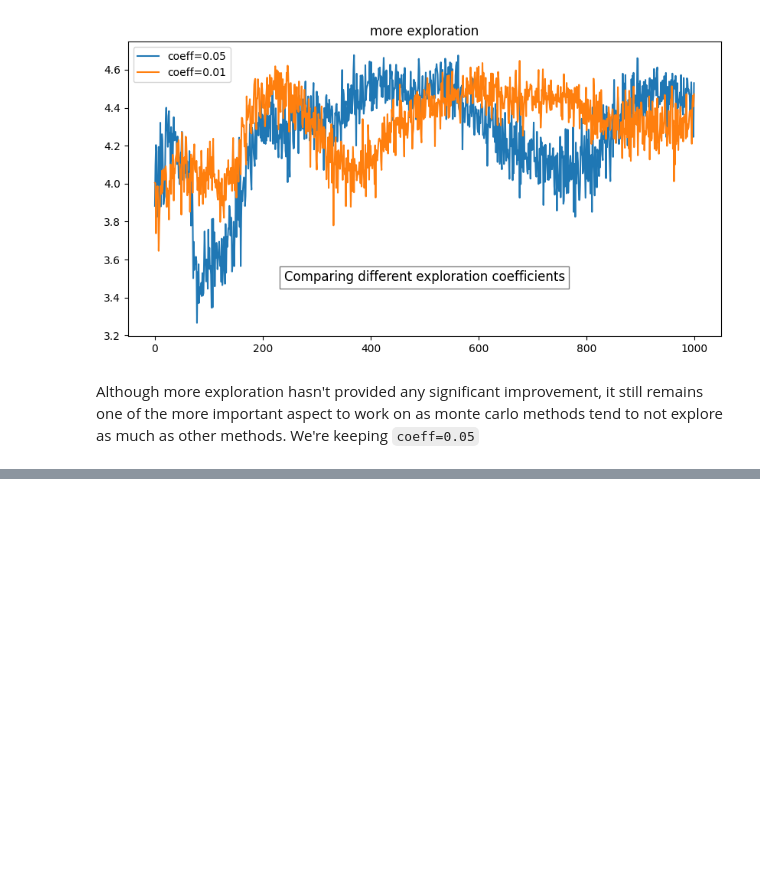
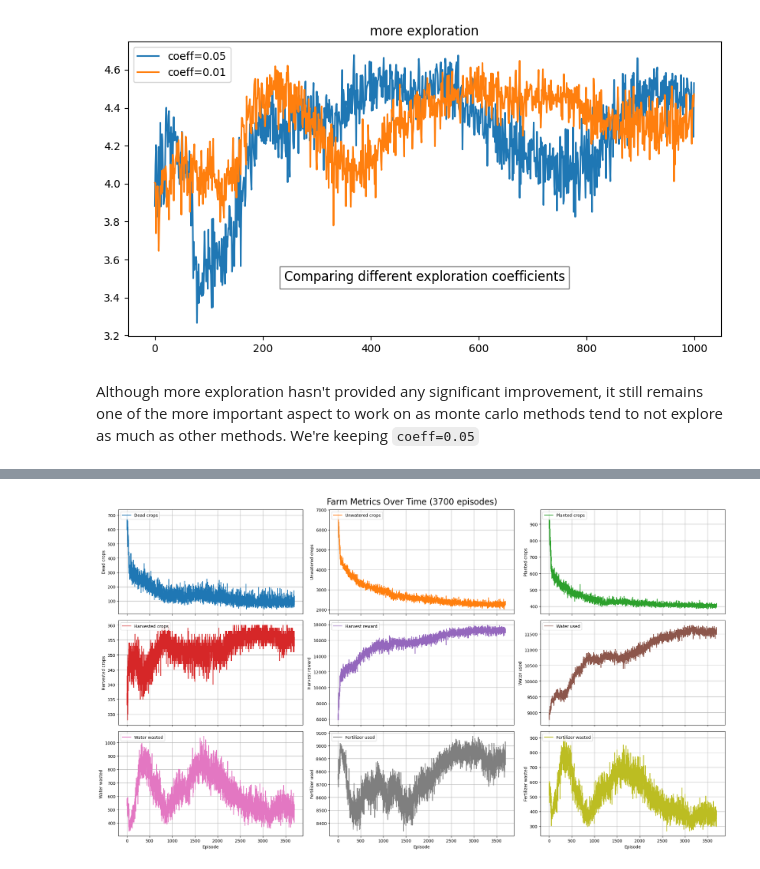
Before and after one commit to andreaborghesi00/harvest-n-thrive, a Jupyter notebook: scraps.ipynb, the cells around one changed output, grey strips where cells are left out. Saved outputs shown, nothing was run; the diff lists cells and outputs as text; code cells hidden in the pictures; blank space fills up the shorter version.

```diff
--- a/scraps.ipynb
+++ b/scraps.ipynb
@@ -24,0 +241,4 @@ We're keeping `coeff=0.05`
+# %%
+plot_infos('reinforce_vanilla_no_step_rewards_infos.npy', 3700)
+# %% [output]
+[figure, added]
```
Also changed, not shown: parts of 19 cells of this notebook, 3 other files.
